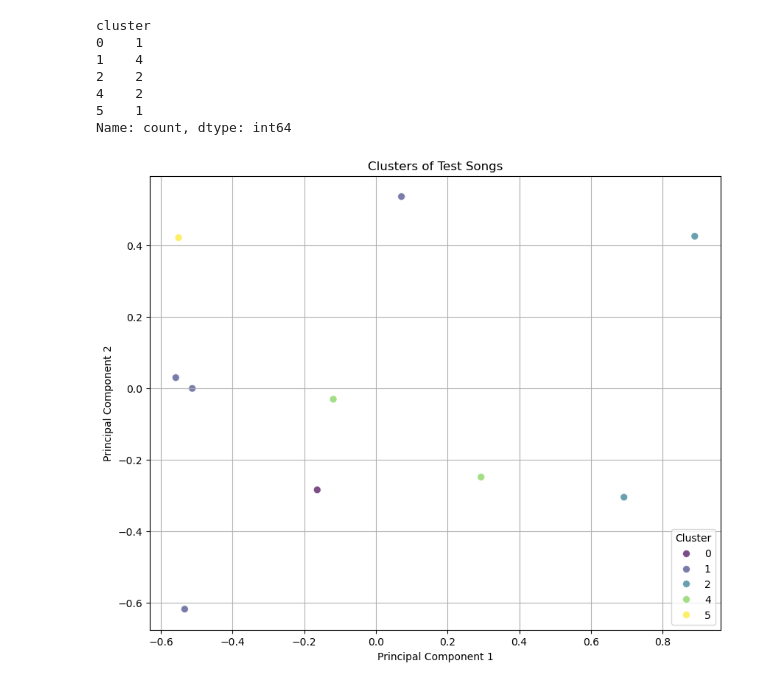
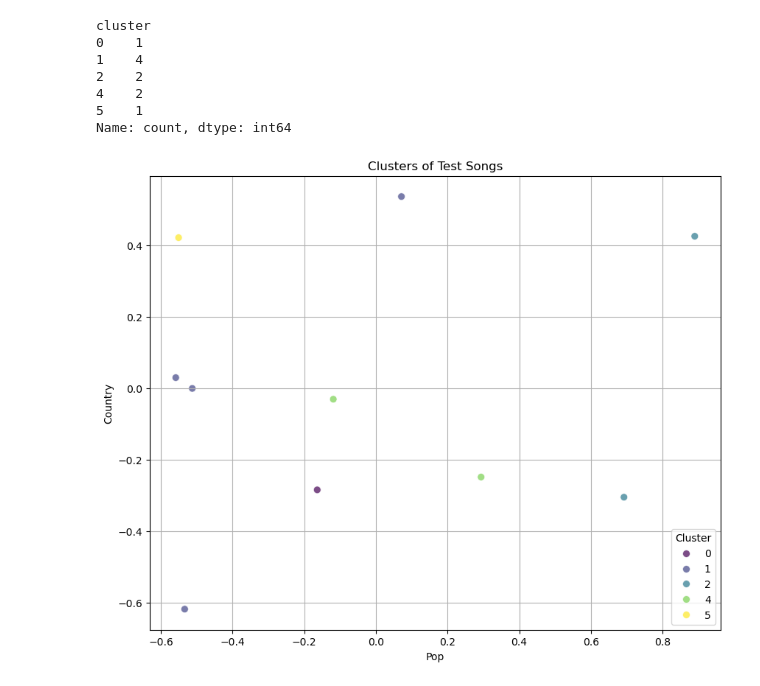
Before and after one commit to Seribii1o1/Music-Recommendation-Algorithm, a Jupyter notebook: code/model.ipynb, the cells around one changed output. Drawn from its saved outputs; the diff is of its cells as text; code cells hidden in the pictures.

```diff
--- a/code/model.ipynb
+++ b/code/model.ipynb
@@ -269,14 +293,14 @@ Name: count, dtype: int64
 # %%
 plt.figure(figsize=(10, 8))
 sns.scatterplot(x=df_new_transformed_pd['PC_1'], y=df_new_transformed_pd['PC_2'], hue=df_new_transformed_pd['cluster'], palette='viridis', s=50, alpha=0.7)
 plt.title(f'Clusters of Test Songs')
-plt.xlabel('Principal Component 1')
-plt.ylabel('Principal Component 2')
+plt.xlabel('Pop')
+plt.ylabel('Country')
 plt.legend(title='Cluster')
 plt.grid(True)
 plt.show()
 # %% [output]
-[figure, old version]
+[figure, new version]
 # %%
 # make a 3D plot of clusters
 
```
Also changed, not shown: parts of 7 cells of this notebook, 6 other files.
